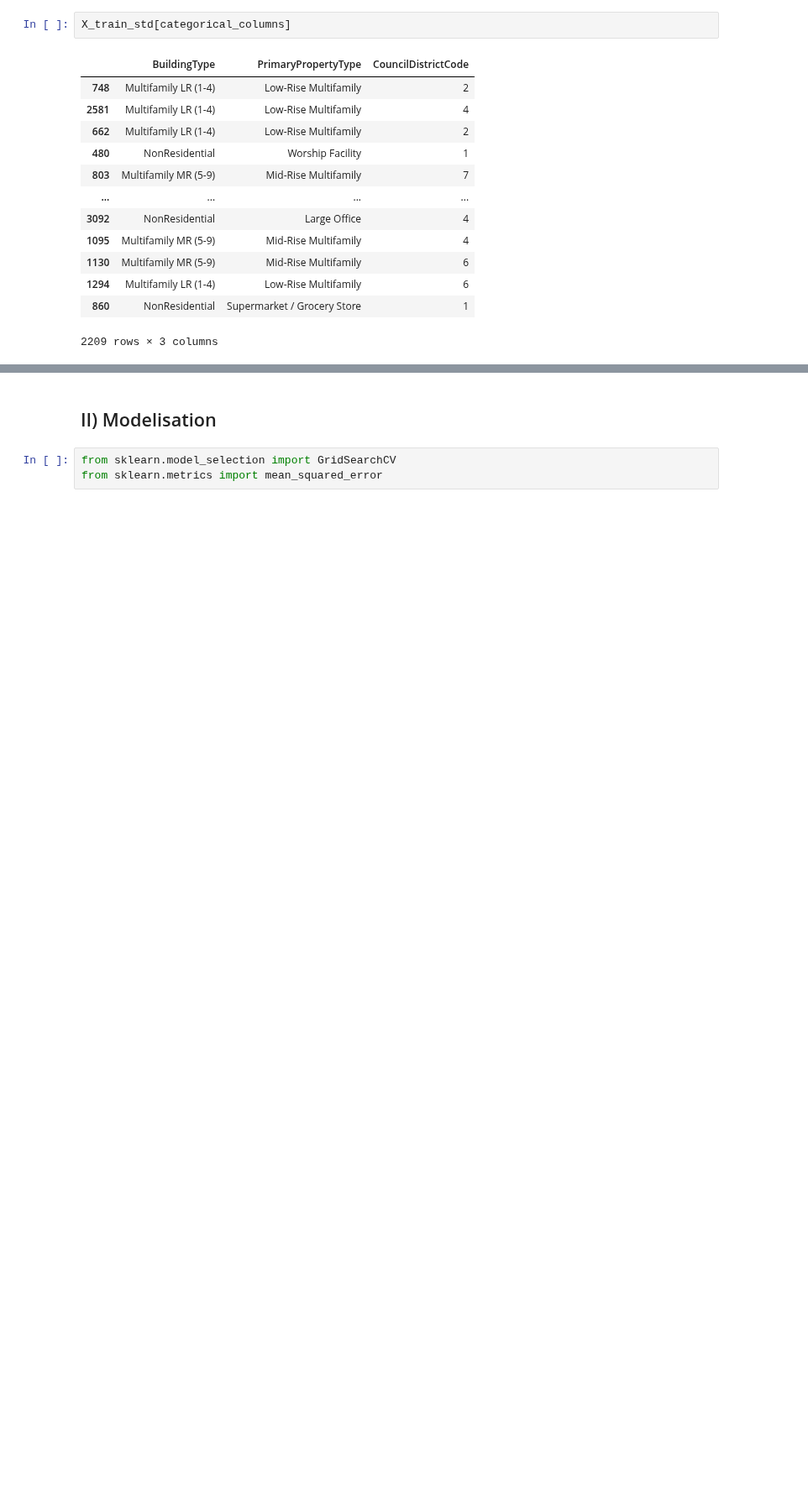
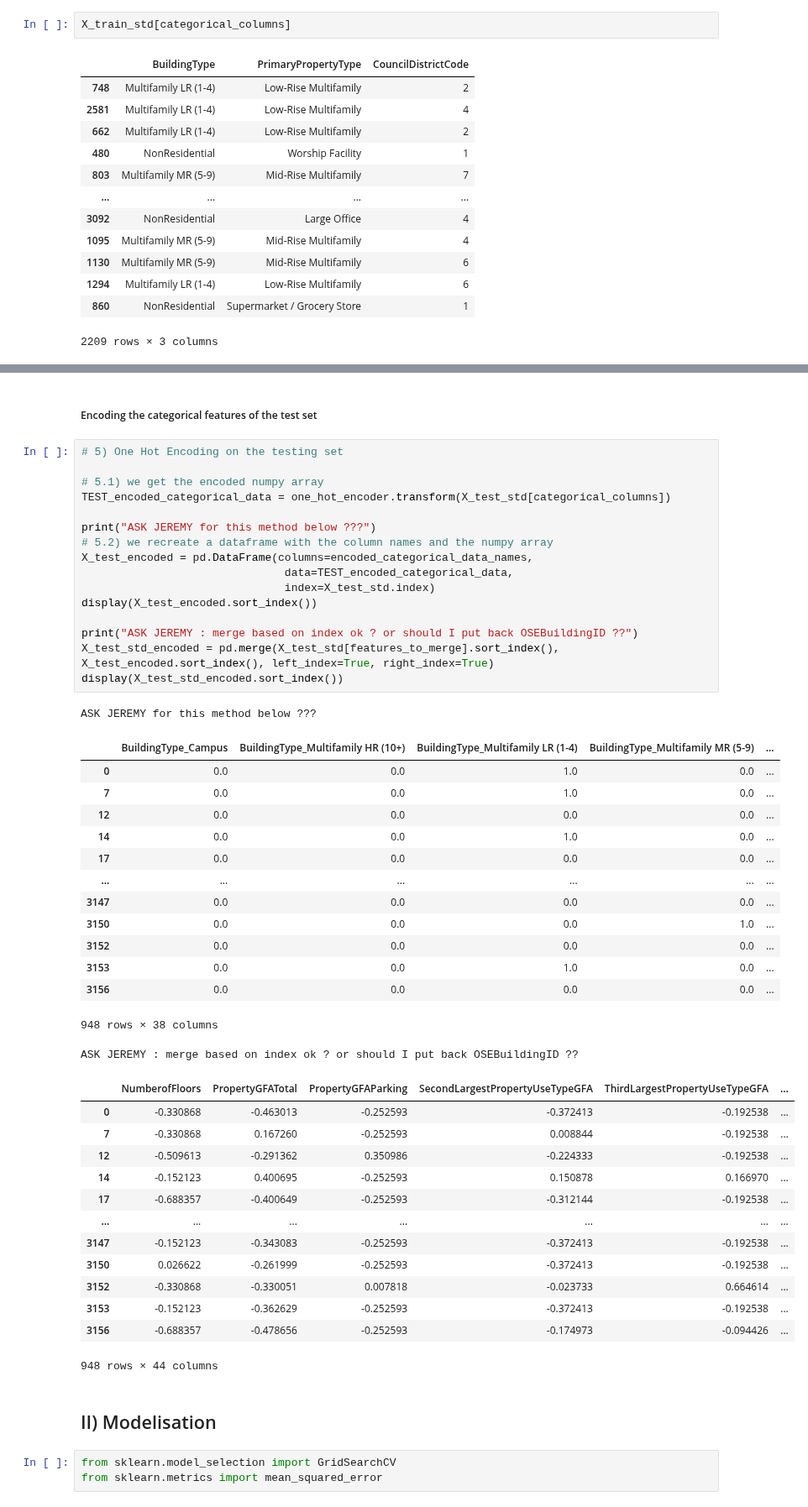
Before and after one commit to oumeima-elgharbi/P4_Data_Science_OpenClassrooms, a Jupyter notebook: P4_03_prediction_electricity.ipynb, the cells around one changed output, grey strips where cells are left out. Shown at 84% size. Cells and saved outputs as stored; diff of their text form; blank space fills up the shorter version.

```diff
--- a/P4_03_prediction_electricity.ipynb
+++ b/P4_03_prediction_electricity.ipynb
@@ -516,3 +467,50 @@ display(data_out)
+# %% [markdown]
+##### Encoding the categorical features of the test set
+# %%
+# 5) One Hot Encoding on the testing set
+
+# 5.1) we get the encoded numpy array
+TEST_encoded_categorical_data = one_hot_encoder.transform(X_test_std[categorical_columns])
+
+print("ASK JEREMY for this method below ???")
+# 5.2) we recreate a dataframe with the column names and the numpy array
+X_test_encoded = pd.DataFrame(columns=encoded_categorical_data_names,
+                               data=TEST_encoded_categorical_data,
+                               index=X_test_std.index)
+display(X_test_encoded.sort_index())
+
+print("ASK JEREMY : merge based on index ok ? or should I put back OSEBuildingID ??")
+X_test_std_encoded = pd.merge(X_test_std[features_to_merge].sort_index(), X_test_encoded.sort_index(), left_index=True, right_index=True)
+display(X_test_std_encoded.sort_index())
+# %% [output]
+ASK JEREMY for this method below ???
+|  | BuildingType_Campus | BuildingType_Multifamily HR (10+) | BuildingType_Multifamily LR (1-4) | BuildingType_Multifamily MR (5-9) | ... |
+| 0 | 0.0 | 0.0 | 1.0 | 0.0 | ... |
+| 7 | 0.0 | 0.0 | 1.0 | 0.0 | ... |
+| 12 | 0.0 | 0.0 | 0.0 | 0.0 | ... |
+| 14 | 0.0 | 0.0 | 1.0 | 0.0 | ... |
+| 17 | 0.0 | 0.0 | 0.0 | 0.0 | ... |
+| ... | ... | ... | ... | ... | ... |
+| 3147 | 0.0 | 0.0 | 0.0 | 0.0 | ... |
+| 3150 | 0.0 | 0.0 | 0.0 | 1.0 | ... |
+| 3152 | 0.0 | 0.0 | 0.0 | 0.0 | ... |
+| 3153 | 0.0 | 0.0 | 1.0 | 0.0 | ... |
+| 3156 | 0.0 | 0.0 | 0.0 | 0.0 | ... |
+948 rows × 38 columns
+ASK JEREMY : merge based on index ok ? or should I put back OSEBuildingID ??
+|  | NumberofFloors | PropertyGFATotal | PropertyGFAParking | SecondLargestPropertyUseTypeGFA | ThirdLargestPropertyUseTypeGFA | ... |
+| 0 | -0.330868 | -0.463013 | -0.252593 | -0.372413 | -0.192538 | ... |
+| 7 | -0.330868 | 0.167260 | -0.252593 | 0.008844 | -0.192538 | ... |
+| 12 | -0.509613 | -0.291362 | 0.350986 | -0.224333 | -0.192538 | ... |
+| 14 | -0.152123 | 0.400695 | -0.252593 | 0.150878 | 0.166970 | ... |
+| 17 | -0.688357 | -0.400649 | -0.252593 | -0.312144 | -0.192538 | ... |
+| ... | ... | ... | ... | ... | ... | ... |
+| 3147 | -0.152123 | -0.343083 | -0.252593 | -0.372413 | -0.192538 | ... |
+| 3150 | 0.026622 | -0.261999 | -0.252593 | -0.372413 | -0.192538 | ... |
+| 3152 | -0.330868 | -0.330051 | 0.007818 | -0.023733 | 0.664614 | ... |
+| 3153 | -0.152123 | -0.362629 | -0.252593 | -0.372413 | -0.192538 | ... |
+| 3156 | -0.688357 | -0.478656 | -0.252593 | -0.174973 | -0.094426 | ... |
+948 rows × 44 columns
 # %% [markdown]
 ## II) Modelisation
 # %%
```
Also changed, not shown: parts of 45 cells of this notebook, 1 other file.
